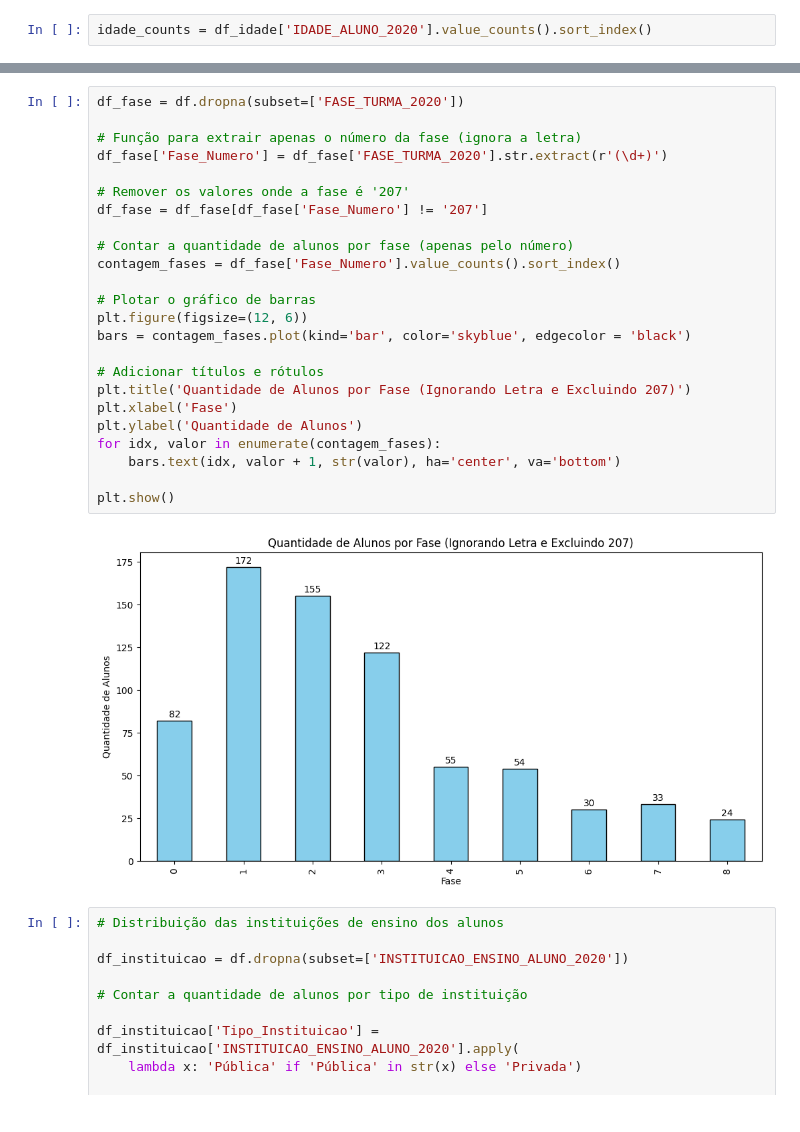
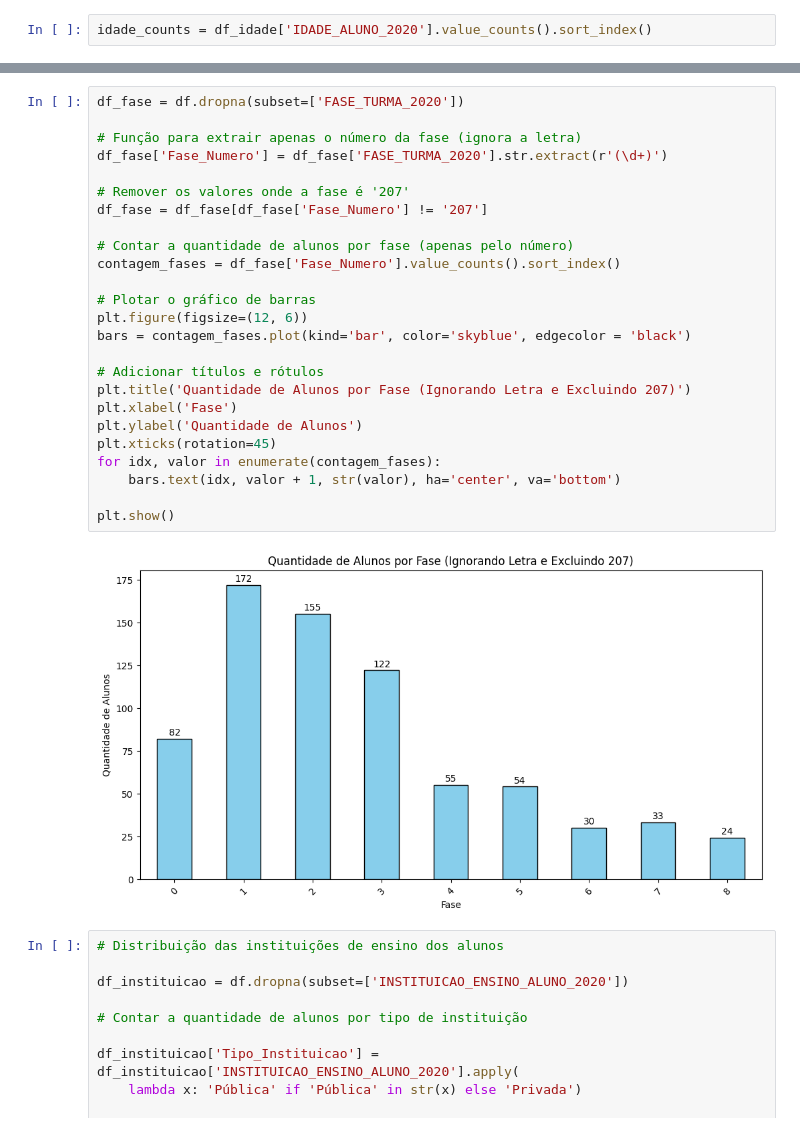
Before and after one commit to Gabrielrpac/Datathon-main, a Jupyter notebook: datathon.ipynb, the cells around one changed output, grey strips where cells are left out. Drawn from its saved outputs; the diff is of its cells as text.

```diff
--- a/tech4.ipynb
+++ b/datathon.ipynb
@@ -192,29 +193,30 @@ plt.show()
 # %%
 df_fase = df.dropna(subset=['FASE_TURMA_2020'])
 
 # Função para extrair apenas o número da fase (ignora a letra)
 df_fase['Fase_Numero'] = df_fase['FASE_TURMA_2020'].str.extract(r'(\d+)')
 
 # Remover os valores onde a fase é '207'
 df_fase = df_fase[df_fase['Fase_Numero'] != '207']
 
 # Contar a quantidade de alunos por fase (apenas pelo número)
 contagem_fases = df_fase['Fase_Numero'].value_counts().sort_index()
 
 # Plotar o gráfico de barras
 plt.figure(figsize=(12, 6))
 bars = contagem_fases.plot(kind='bar', color='skyblue', edgecolor = 'black')
 
 # Adicionar títulos e rótulos
 plt.title('Quantidade de Alunos por Fase (Ignorando Letra e Excluindo 207)')
 plt.xlabel('Fase')
 plt.ylabel('Quantidade de Alunos')
+plt.xticks(rotation=45)
 for idx, valor in enumerate(contagem_fases):
     bars.text(idx, valor + 1, str(valor), ha='center', va='bottom')
 
 plt.show()
 # %% [output]
-[figure, old version]
+[figure, new version]
 # %%
 # Distribuição das instituições de ensino dos alunos
 
```
Also changed, not shown: parts of 1 cell of this notebook, 1 other file.
